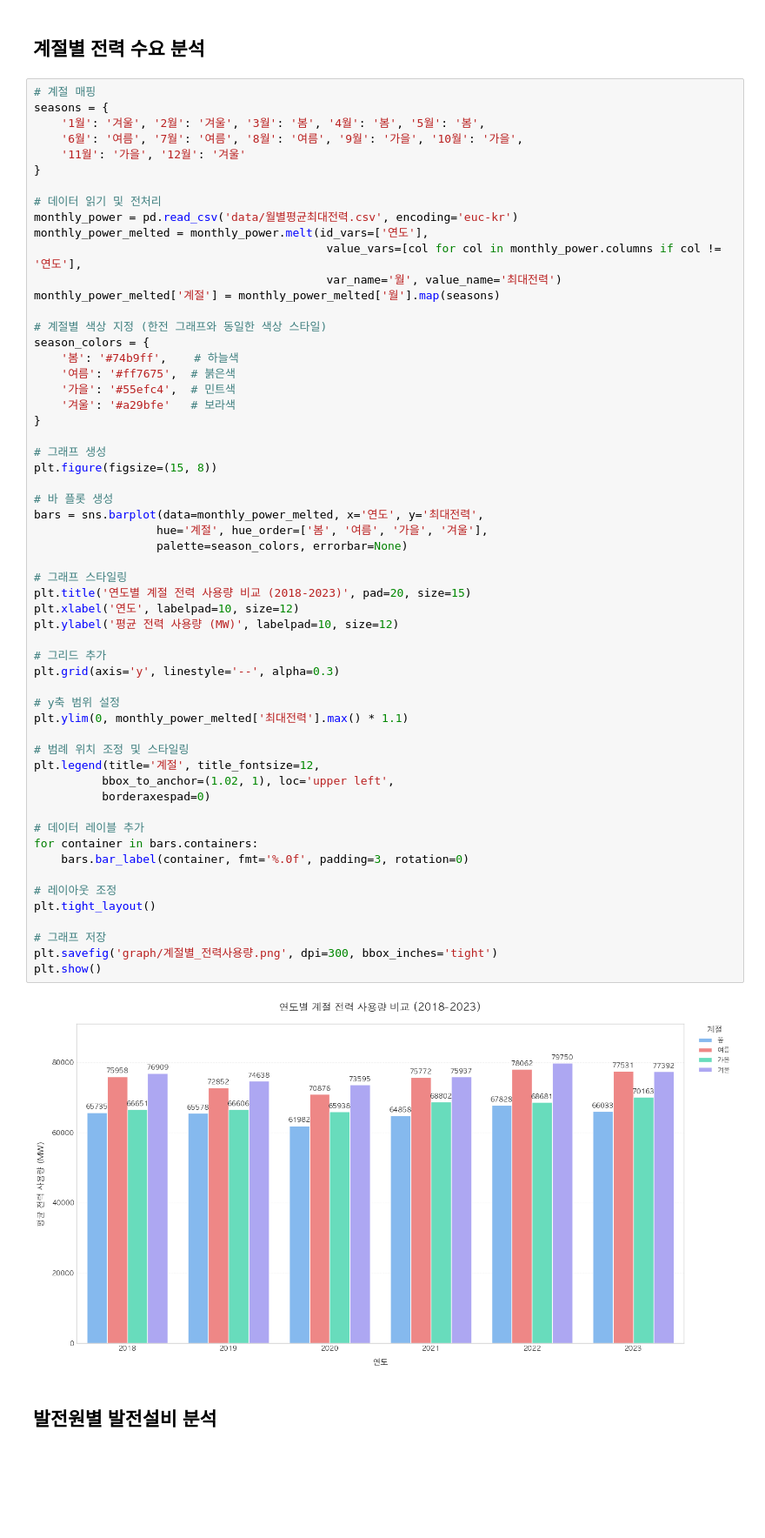
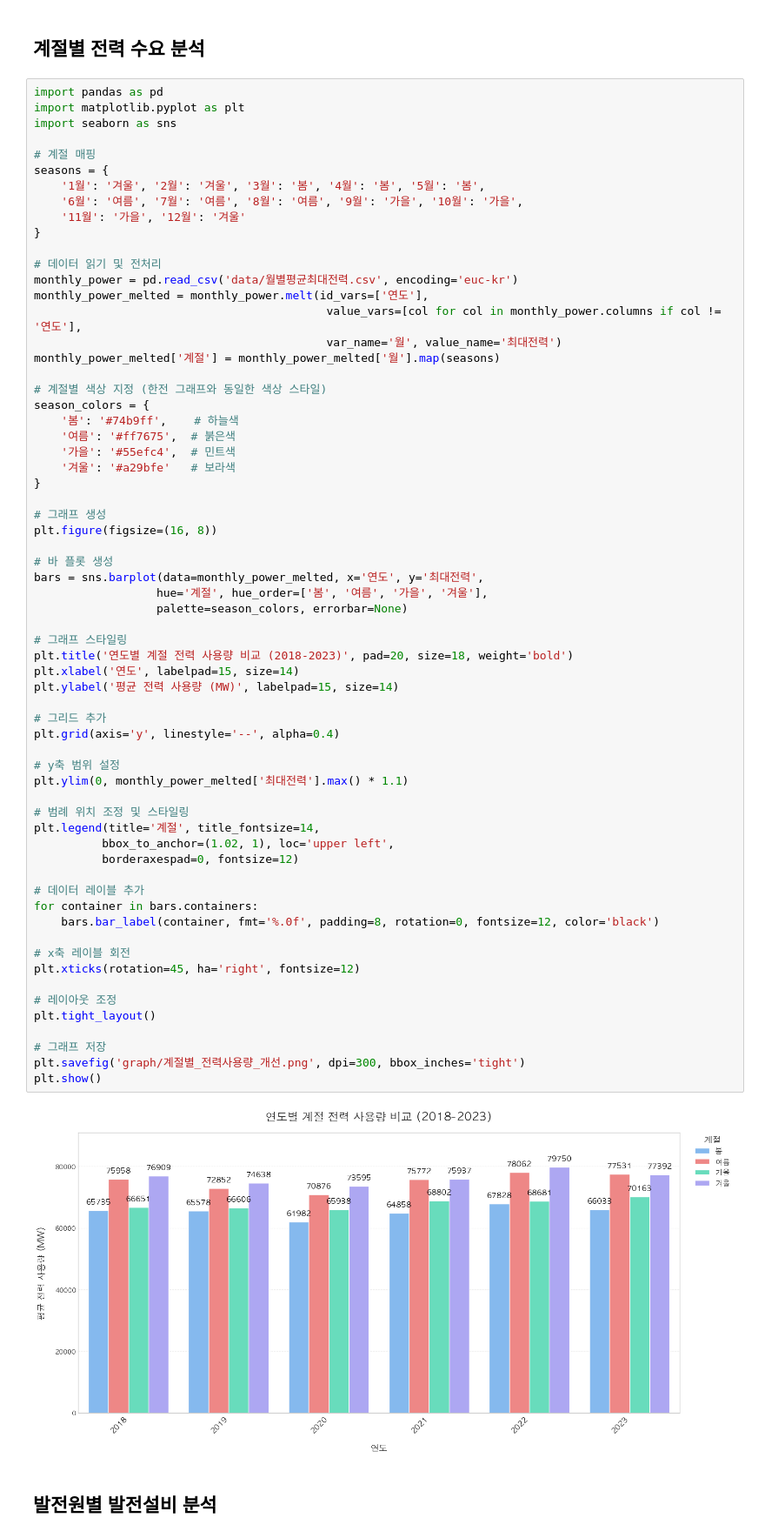
Before and after one commit to overwell24/bigdata-report, a Jupyter notebook: visualization.ipynb, the cells around one changed output. Shown at 87% size. Cells and saved outputs as stored; diff of their text form; blank space fills up the shorter version.

Commit message:
create: graph done

```diff
--- a/visualization.ipynb
+++ b/visualization.ipynb
@@ -111,6 +111,10 @@ plt.show()
 # %% [markdown]
 ## 계절별 전력 수요 분석
 # %%
+import pandas as pd
+import matplotlib.pyplot as plt
+import seaborn as sns
+
 # 계절 매핑
 seasons = {
     '1월': '겨울', '2월': '겨울', '3월': '봄', '4월': '봄', '5월': '봄',
@@ -132,43 +136,46 @@ season_colors = {
     '가을': '#55efc4',  # 민트색
     '겨울': '#a29bfe'   # 보라색
 }
 
 # 그래프 생성
-plt.figure(figsize=(15, 8))
+plt.figure(figsize=(16, 8))
 
 # 바 플롯 생성
 bars = sns.barplot(data=monthly_power_melted, x='연도', y='최대전력',
                   hue='계절', hue_order=['봄', '여름', '가을', '겨울'],
                   palette=season_colors, errorbar=None)
 
 # 그래프 스타일링
-plt.title('연도별 계절 전력 사용량 비교 (2018-2023)', pad=20, size=15)
-plt.xlabel('연도', labelpad=10, size=12)
-plt.ylabel('평균 전력 사용량 (MW)', labelpad=10, size=12)
+plt.title('연도별 계절 전력 사용량 비교 (2018-2023)', pad=20, size=18, weight='bold')
+plt.xlabel('연도', labelpad=15, size=14)
+plt.ylabel('평균 전력 사용량 (MW)', labelpad=15, size=14)
 
 # 그리드 추가
-plt.grid(axis='y', linestyle='--', alpha=0.3)
+plt.grid(axis='y', linestyle='--', alpha=0.4)
 
 # y축 범위 설정
 plt.ylim(0, monthly_power_melted['최대전력'].max() * 1.1)
 
 # 범례 위치 조정 및 스타일링
-plt.legend(title='계절', title_fontsize=12,
+plt.legend(title='계절', title_fontsize=14,
           bbox_to_anchor=(1.02, 1), loc='upper left',
-          borderaxespad=0)
+          borderaxespad=0, fontsize=12)
 
 # 데이터 레이블 추가
 for container in bars.containers:
-    bars.bar_label(container, fmt='%.0f', padding=3, rotation=0)
+    bars.bar_label(container, fmt='%.0f', padding=8, rotation=0, fontsize=12, color='black')
+
+# x축 레이블 회전
+plt.xticks(rotation=45, ha='right', fontsize=12)
 
 # 레이아웃 조정
 plt.tight_layout()
 
 # 그래프 저장
-plt.savefig('graph/계절별_전력사용량.png', dpi=300, bbox_inches='tight')
+plt.savefig('graph/계절별_전력사용량_개선.png', dpi=300, bbox_inches='tight')
 plt.show()
 # %% [output]
-[figure, old version]
+[figure, new version]
 # %% [markdown]
 ## 발전원별 발전설비 분석
 # %%
```
Also changed, not shown: parts of 3 cells of this notebook, 5 other files.
